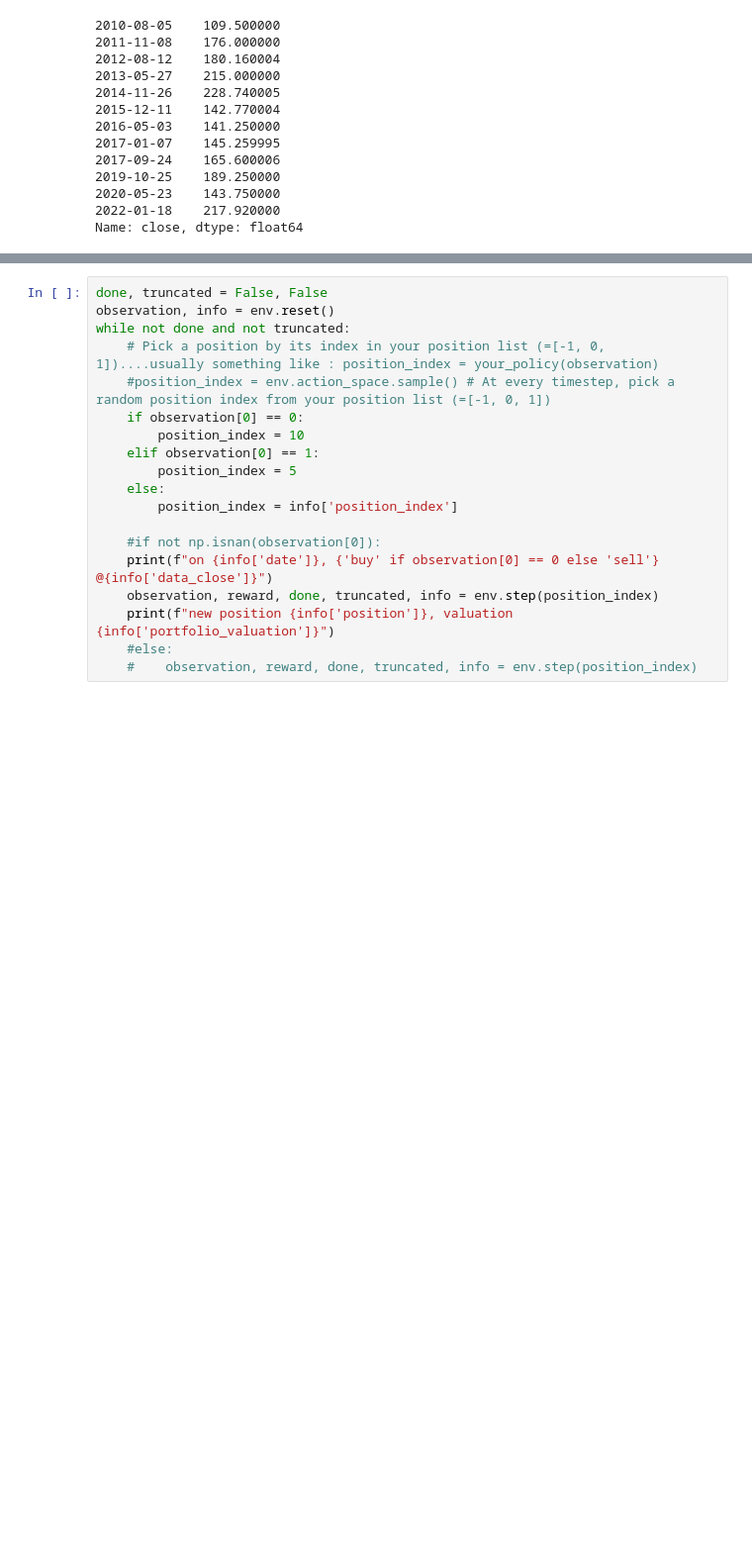
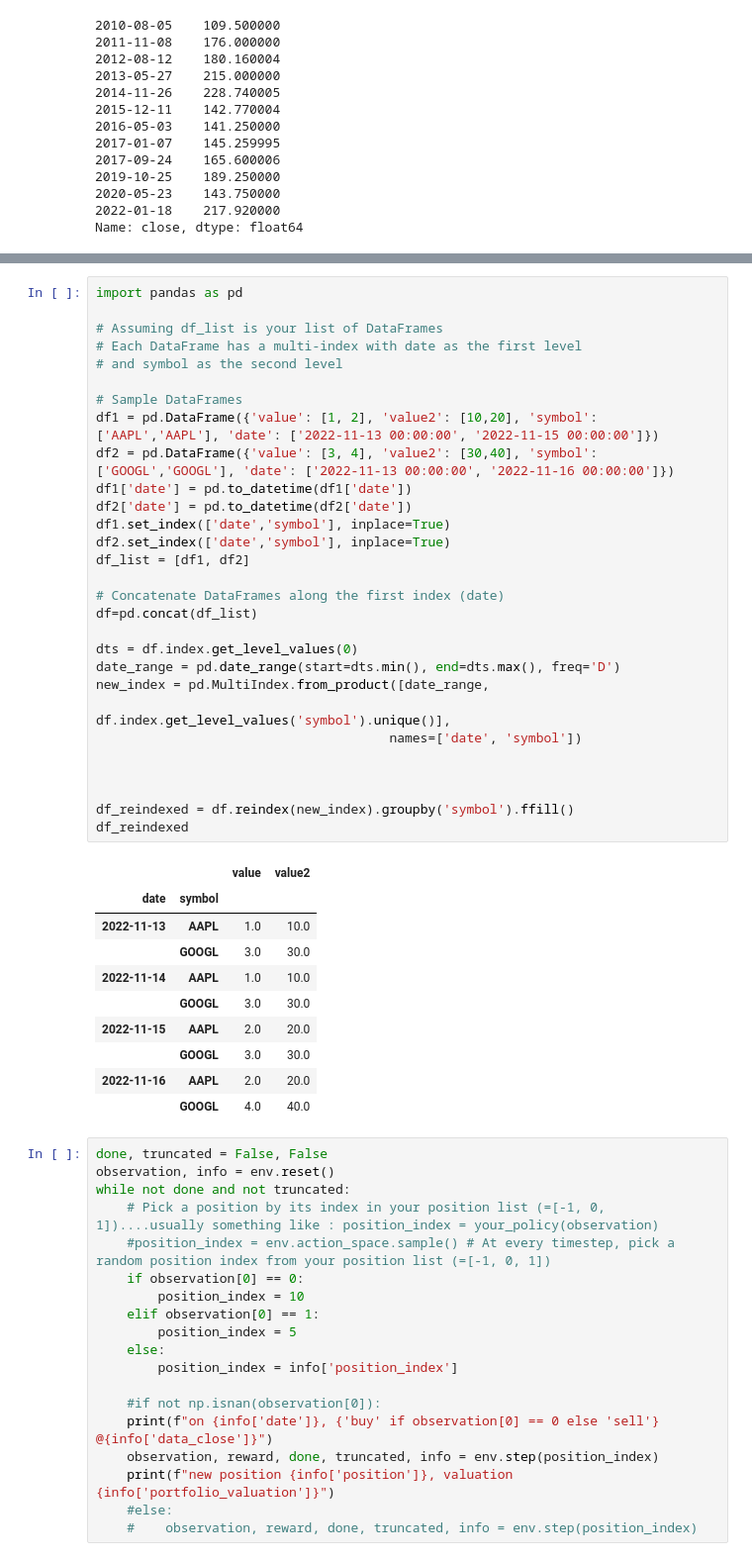
Before and after one commit to ddvlamin/finrl, a Jupyter notebook: notebooks/playground.ipynb, the cells around one changed output, grey strips where cells are left out. Shown at 99% size. Drawn from its saved outputs; the diff is of its cells as text; blank space fills up the shorter version.

```diff
--- a/notebooks/playground.ipynb
+++ b/notebooks/playground.ipynb
@@ -147,3 +142,43 @@ df.loc["VLKPF"]["2017-01-10":]
+# %%
+import pandas as pd
+
+# Assuming df_list is your list of DataFrames
+# Each DataFrame has a multi-index with date as the first level
+# and symbol as the second level
+
+# Sample DataFrames
+df1 = pd.DataFrame({'value': [1, 2], 'value2': [10,20], 'symbol': ['AAPL','AAPL'], 'date': ['2022-11-13 00:00:00', '2022-11-15 00:00:00']})
+df2 = pd.DataFrame({'value': [3, 4], 'value2': [30,40], 'symbol': ['GOOGL','GOOGL'], 'date': ['2022-11-13 00:00:00', '2022-11-16 00:00:00']})
+df1['date'] = pd.to_datetime(df1['date'])
+df2['date'] = pd.to_datetime(df2['date'])
+df1.set_index(['date','symbol'], inplace=True)
+df2.set_index(['date','symbol'], inplace=True)
+df_list = [df1, df2]
+
+# Concatenate DataFrames along the first index (date)
+df=pd.concat(df_list)
+
+dts = df.index.get_level_values(0)
+date_range = pd.date_range(start=dts.min(), end=dts.max(), freq='D')
+new_index = pd.MultiIndex.from_product([date_range,
+                                       df.index.get_level_values('symbol').unique()],
+                                      names=['date', 'symbol'])
+
+
+
+df_reindexed = df.reindex(new_index).groupby('symbol').ffill()
+df_reindexed
+# %% [output]
+|  |  | value | value2 |
+| date | symbol |  |  |
+| 2022-11-13 | AAPL | 1.0 | 10.0 |
+|  | GOOGL | 3.0 | 30.0 |
+| 2022-11-14 | AAPL | 1.0 | 10.0 |
+|  | GOOGL | 3.0 | 30.0 |
+| 2022-11-15 | AAPL | 2.0 | 20.0 |
+|  | GOOGL | 3.0 | 30.0 |
+| 2022-11-16 | AAPL | 2.0 | 20.0 |
+|  | GOOGL | 4.0 | 40.0 |
 # %%
 done, truncated = False, False
 observation, info = env.reset()
```
Also changed, not shown: parts of 19 cells of this notebook, 3 other files.
